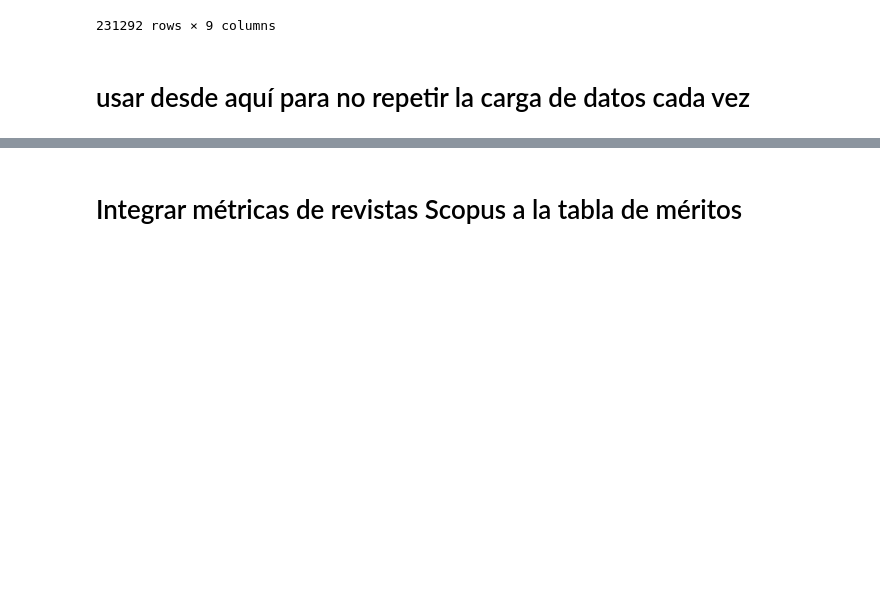
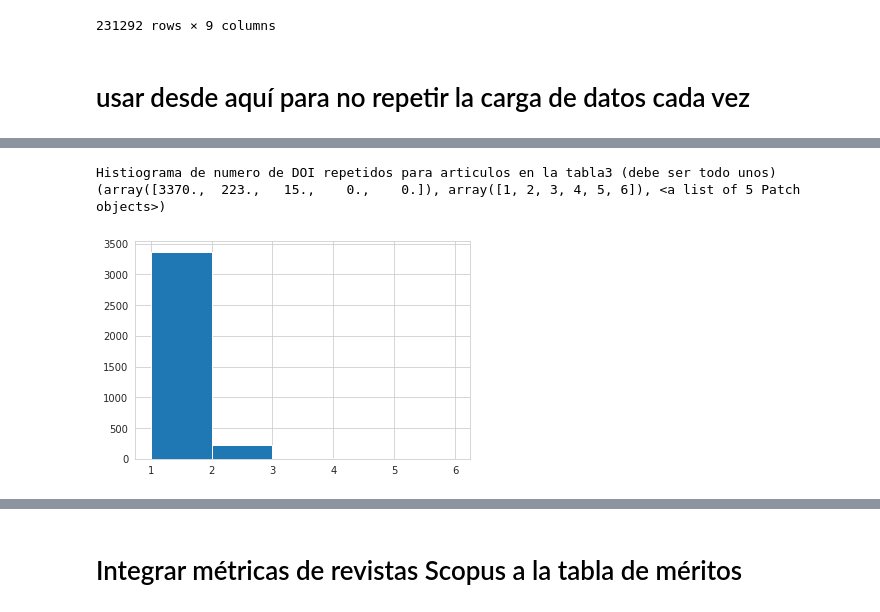
Before and after one commit to jamg-upv/Impacto-citas-articulo, a Jupyter notebook: impactoencitas_v1.ipynb, the cells around one changed output, grey strips where cells are left out. Saved outputs shown, nothing was run; the diff lists cells and outputs as text; code cells hidden in the pictures; blank space fills up the shorter version.

```diff
--- a/impactoencitas_v1.ipynb
+++ b/impactoencitas_v1.ipynb
@@ -483,23 +536,28 @@ dfOrderedNoDup.to_csv('dfOrderedNoDupScopus.csv',encoding='utf-8', index=False)
 # %%
 # Cargar la lista de referencias por DOIS
 # Algunos de ellos estarán solo en scopus, otros solo en WOS, otros en ambos y otros en ninguno
-!wget --output-document=PruebaMeritoDoi.csv  https://gdocu.upv.es/share/proxy/alfresco-noauth/api/internal/shared/node/content/HzXVPIdASsKfTrF9dOgYJA
 
-#puedo subirlo directamente como archivo csv a collab
-MeritoDOI=pd.read_csv('PruebaMeritoDoi.csv',sep=';')
+Tab3DOIs=pd.read_csv('Tab3DOIs.csv',sep=';')
 
 # Actualziar la columna 'DOI' con 'DOI' si no es NaN e 'NaNserial' en caso contrario
-## creo la base para una columana con valores unicos
+## creo la base para una columna con valores unicos
 df=None
-df=MeritoDOI.copy()
-df['DOInew']='NaN'+ MeritoDOI.index.astype(str)
+df=Tab3DOIs.copy()
+df['DOInew']='NaN'+ Tab3DOIs.index.astype(str)
 
 ## si DOI  tiene valor machaco en esa fila el valor de mixISSN
 df.loc[df.DOI.notnull(),'DOInew']= df['DOI']
 
-MeritoDOI['DOI']=df['DOInew']
-
+Tab3DOIs['DOI']=df['DOInew']
 
 # MeritoDOI
+# Comprobar que los duplicados en DOI (ver repetidos en diferentes solicitudes)
+Contarduplicados = Tab3DOIs.groupby(['DOI'], as_index=False).size()
+print ("Histiograma de numero de DOI repetidos para articulos en la tabla3 (debe ser todo unos)")
+print (plt.hist(Contarduplicados ["size"], bins=[1,2,3,4,5,6]))
+# %% [output]
+Histiograma de numero de DOI repetidos para articulos en la tabla3 (debe ser todo unos)
+(array([3370.,  223.,   15.,    0.,    0.]), array([1, 2, 3, 4, 5, 6]), <a list of 5 Patch objects>)
+[figure, added]
 # %%
 # Cargar la lista de articulos  de Scopus
```
Also changed, not shown: parts of 12 cells of this notebook.
